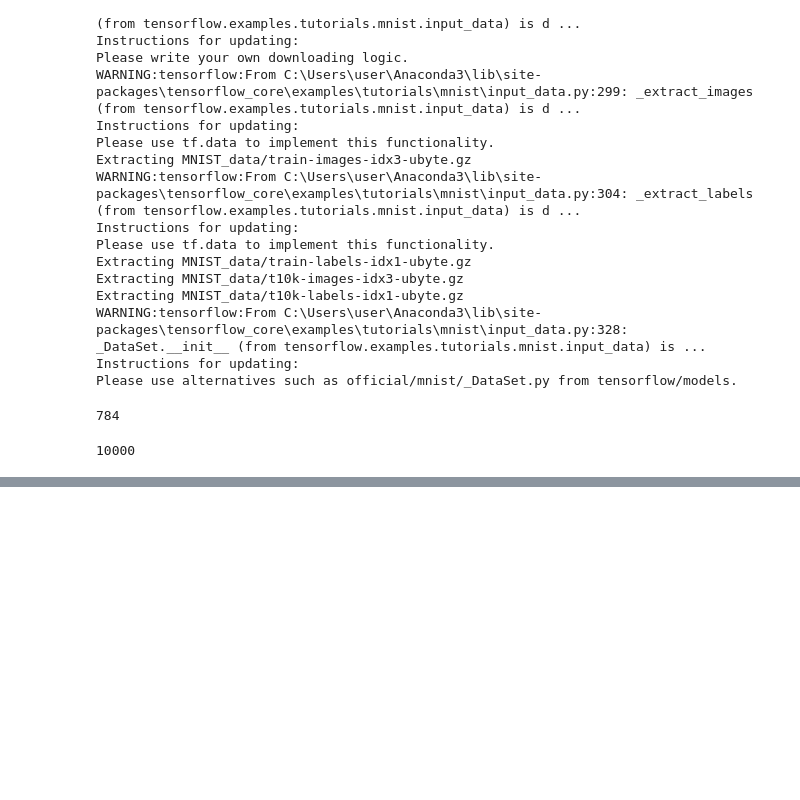
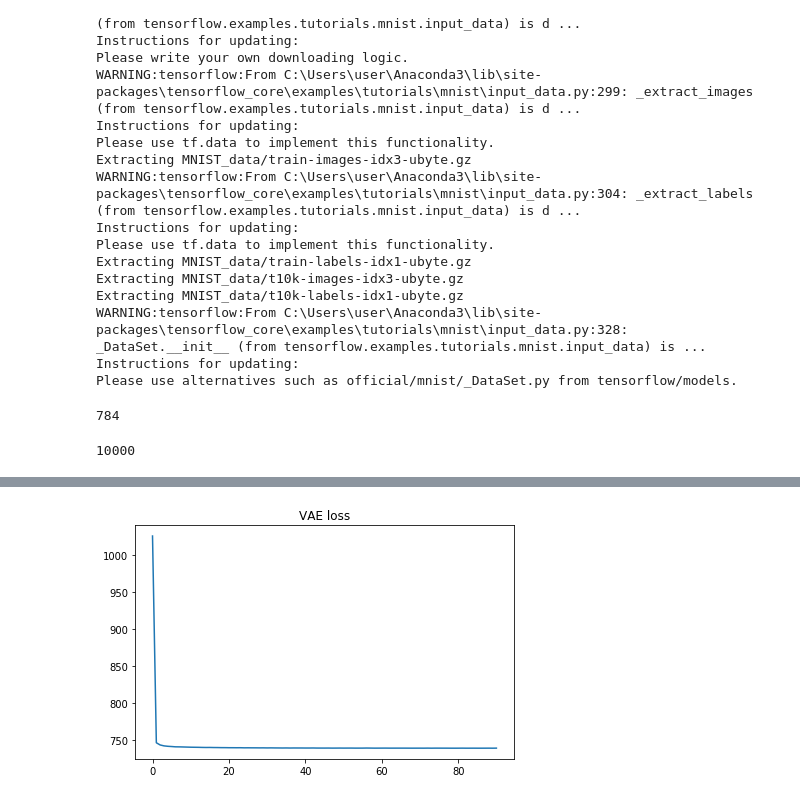
Before and after one commit to JWatter/PCA_DiffusionMaps_VAE, a Jupyter notebook: source code/task3_VAE.ipynb, the cells around one changed output, grey strips where cells are left out. Cells and saved outputs as stored; diff of their text form; code cells hidden in the pictures; blank space fills up the shorter version.

```diff
--- a/source code/task3_VAE.ipynb
+++ b/source code/task3_VAE.ipynb
@@ -162,0 +310,7 @@ Epoch 9 elbo 252.49718
+# %%
+#32-dim latent space loss curve
+plt.plot(elbo_2)
+plt.title('VAE loss')
+plt.tight_layout()
+# %% [output]
+[figure, added]
```
Also changed, not shown: parts of 5 cells of this notebook, 18 other files.
